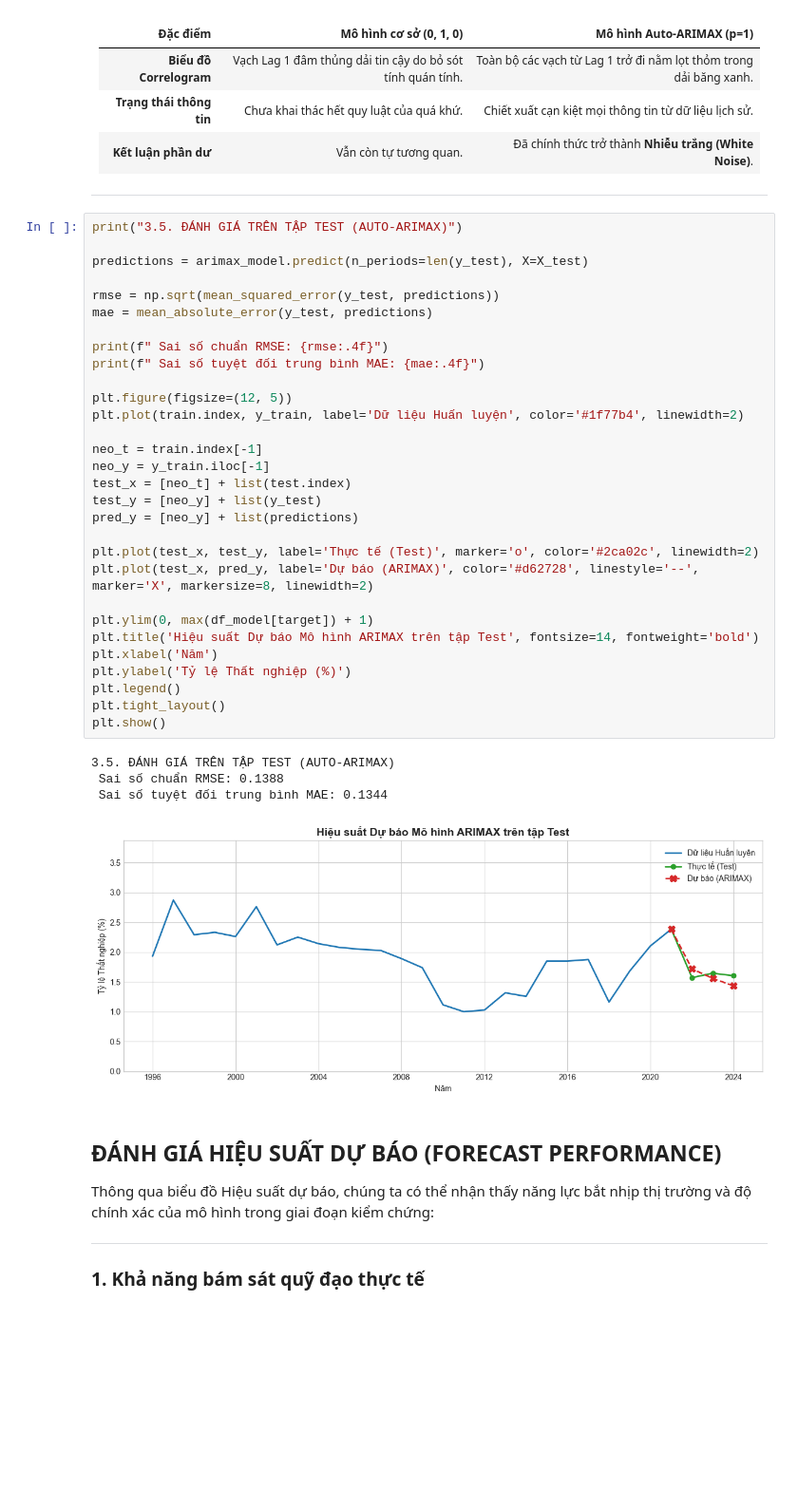
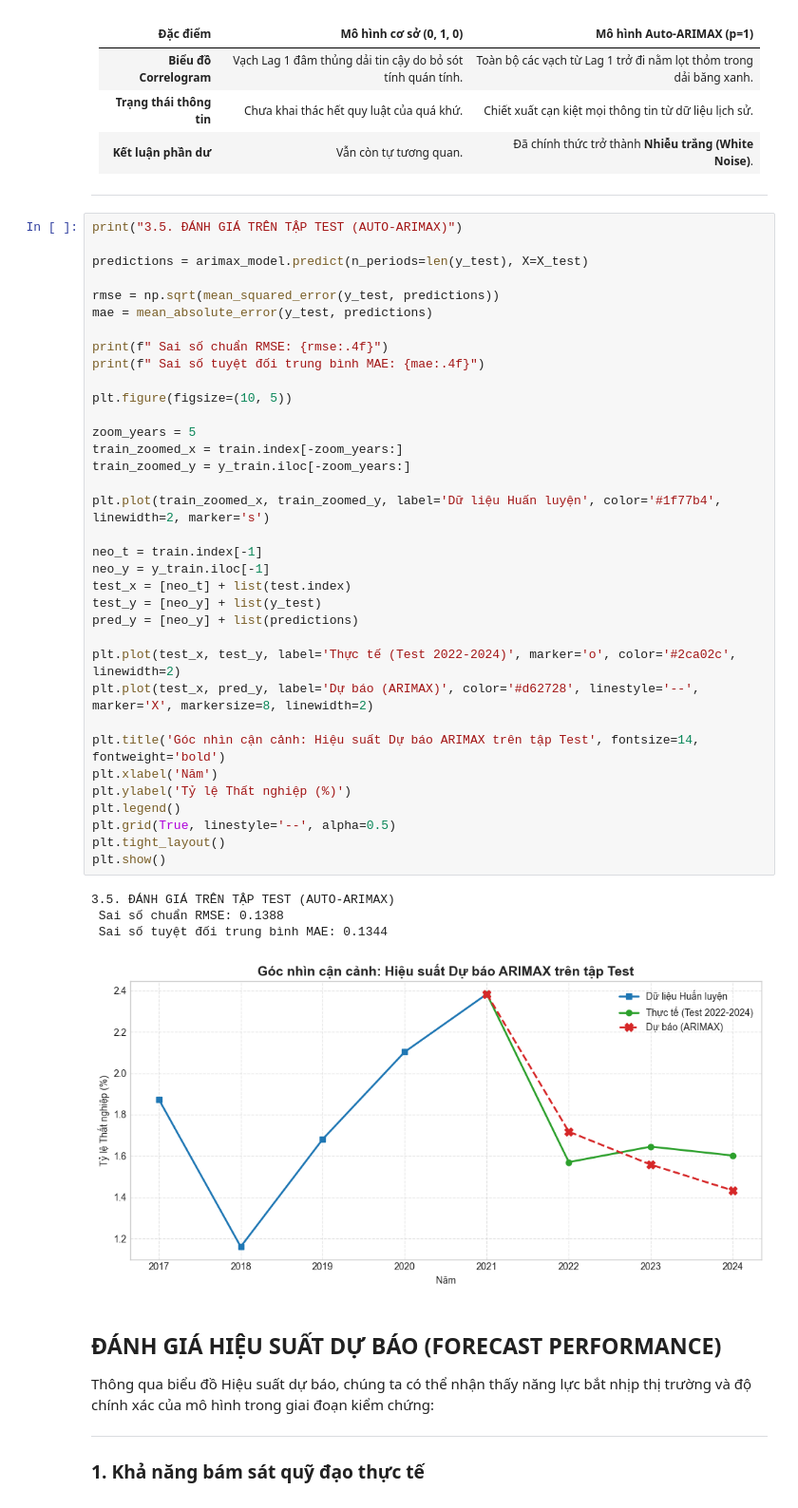
Before and after one commit to Zane-Theodore/data-analysis-project1, a Jupyter notebook: notebooks/forecasting/arimax_unemployment_forecast.ipynb, the cells around one changed output. Shown at 95% size. Cells and saved outputs as stored; diff of their text form; blank space fills up the shorter version.

Commit message:
zoom in kết quả test

```diff
--- a/notebooks/forecasting/arimax_unemployment_forecast.ipynb
+++ b/notebooks/forecasting/arimax_unemployment_forecast.ipynb
@@ -542,38 +542,43 @@ Mô hình thể hiện sự tuân thủ nghiêm ngặt các giả định phân
 # %%
 print("3.5. ĐÁNH GIÁ TRÊN TẬP TEST (AUTO-ARIMAX)")
 
 predictions = arimax_model.predict(n_periods=len(y_test), X=X_test)
 
 rmse = np.sqrt(mean_squared_error(y_test, predictions))
 mae = mean_absolute_error(y_test, predictions)
 
 print(f" Sai số chuẩn RMSE: {rmse:.4f}")
 print(f" Sai số tuyệt đối trung bình MAE: {mae:.4f}")
 
-plt.figure(figsize=(12, 5))
-plt.plot(train.index, y_train, label='Dữ liệu Huấn luyện', color='#1f77b4', linewidth=2)
+plt.figure(figsize=(10, 5))
+
+zoom_years = 5
+train_zoomed_x = train.index[-zoom_years:]
+train_zoomed_y = y_train.iloc[-zoom_years:]
+
+plt.plot(train_zoomed_x, train_zoomed_y, label='Dữ liệu Huấn luyện', color='#1f77b4', linewidth=2, marker='s')
 
 neo_t = train.index[-1]
 neo_y = y_train.iloc[-1]
 test_x = [neo_t] + list(test.index)
 test_y = [neo_y] + list(y_test)
 pred_y = [neo_y] + list(predictions)
 
-plt.plot(test_x, test_y, label='Thực tế (Test)', marker='o', color='#2ca02c', linewidth=2)
+plt.plot(test_x, test_y, label='Thực tế (Test 2022-2024)', marker='o', color='#2ca02c', linewidth=2)
 plt.plot(test_x, pred_y, label='Dự báo (ARIMAX)', color='#d62728', linestyle='--', marker='X', markersize=8, linewidth=2)
 
-plt.ylim(0, max(df_model[target]) + 1)
-plt.title('Hiệu suất Dự báo Mô hình ARIMAX trên tập Test', fontsize=14, fontweight='bold')
+plt.title('Góc nhìn cận cảnh: Hiệu suất Dự báo ARIMAX trên tập Test', fontsize=14, fontweight='bold')
 plt.xlabel('Năm')
 plt.ylabel('Tỷ lệ Thất nghiệp (%)')
 plt.legend()
+plt.grid(True, linestyle='--', alpha=0.5)
 plt.tight_layout()
 plt.show()
 # %% [output]
 3.5. ĐÁNH GIÁ TRÊN TẬP TEST (AUTO-ARIMAX)
  Sai số chuẩn RMSE: 0.1388
  Sai số tuyệt đối trung bình MAE: 0.1344
-[figure, old version]
+[figure, new version]
 # %% [markdown]
 ## ĐÁNH GIÁ HIỆU SUẤT DỰ BÁO (FORECAST PERFORMANCE)
 
```
Also changed, not shown: parts of 2 cells of this notebook.
